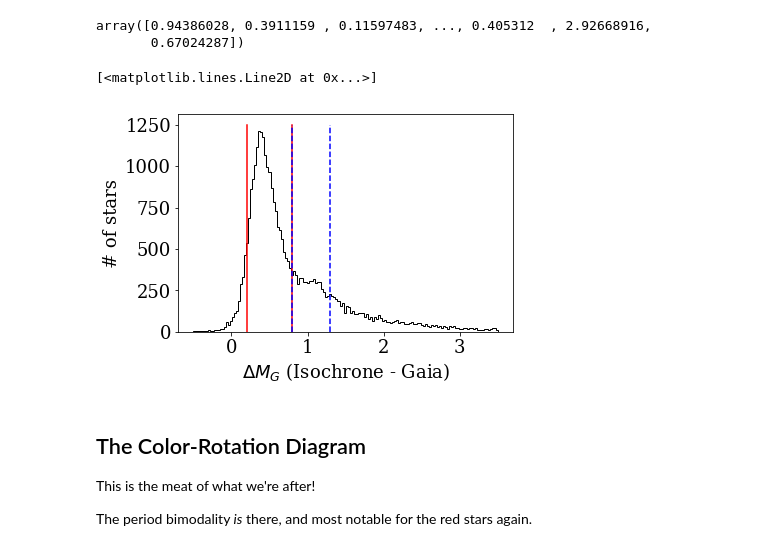
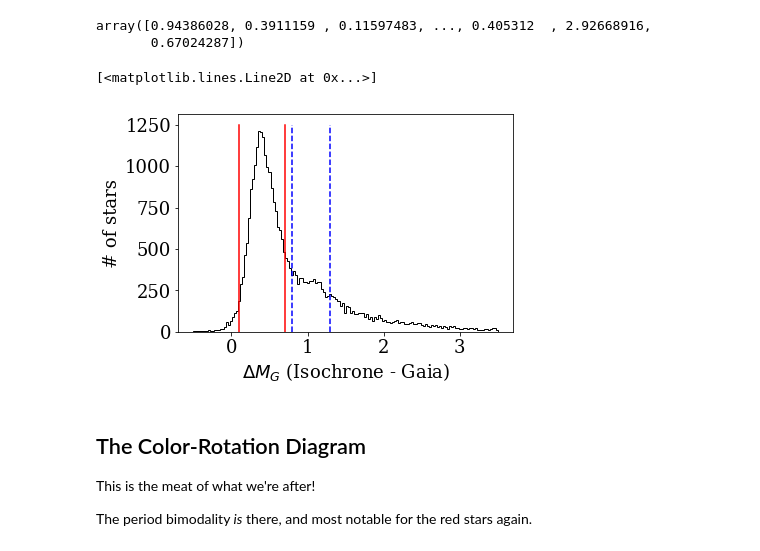
Before and after one commit to jradavenport/gaia2_kep_rot, a Jupyter notebook: explore.ipynb, the cells around one changed output. Cells and saved outputs as stored; diff of their text form; code cells hidden in the pictures.

```diff
--- a/explore.ipynb
+++ b/explore.ipynb
@@ -136,16 +136,16 @@ bsok = np.where((delta_mag >= 0.8) &
 # %%
 _ = plt.hist(delta_mag[dok], range=(-0.5,3.5), bins=150, histtype='step', lw=1, color='k')
 plt.ylabel('# of stars')
 plt.xlabel(r'$\Delta M_G$ (Isochrone - Gaia)')
 
-plt.plot([0.2,0.2], [0,1250], c='r')
-plt.plot([.8,.8], [0,1250], c='r')
+plt.plot([0.1,0.1], [0,1250], c='r')
+plt.plot([.7,.7], [0,1250], c='r')
 
 plt.plot([0.8,0.8], [0,1250], c='b', linestyle='--')
 plt.plot([1.3,1.3], [0,1250], c='b', linestyle='--')
 # %% [output]
 [<matplotlib.lines.Line2D at 0x...>]
-[figure, old version]
+[figure, new version]
 # %% [markdown]
 ## The Color-Rotation Diagram
 This is the meat of what we're after!
```
Also changed, not shown: parts of 17 cells of this notebook.
